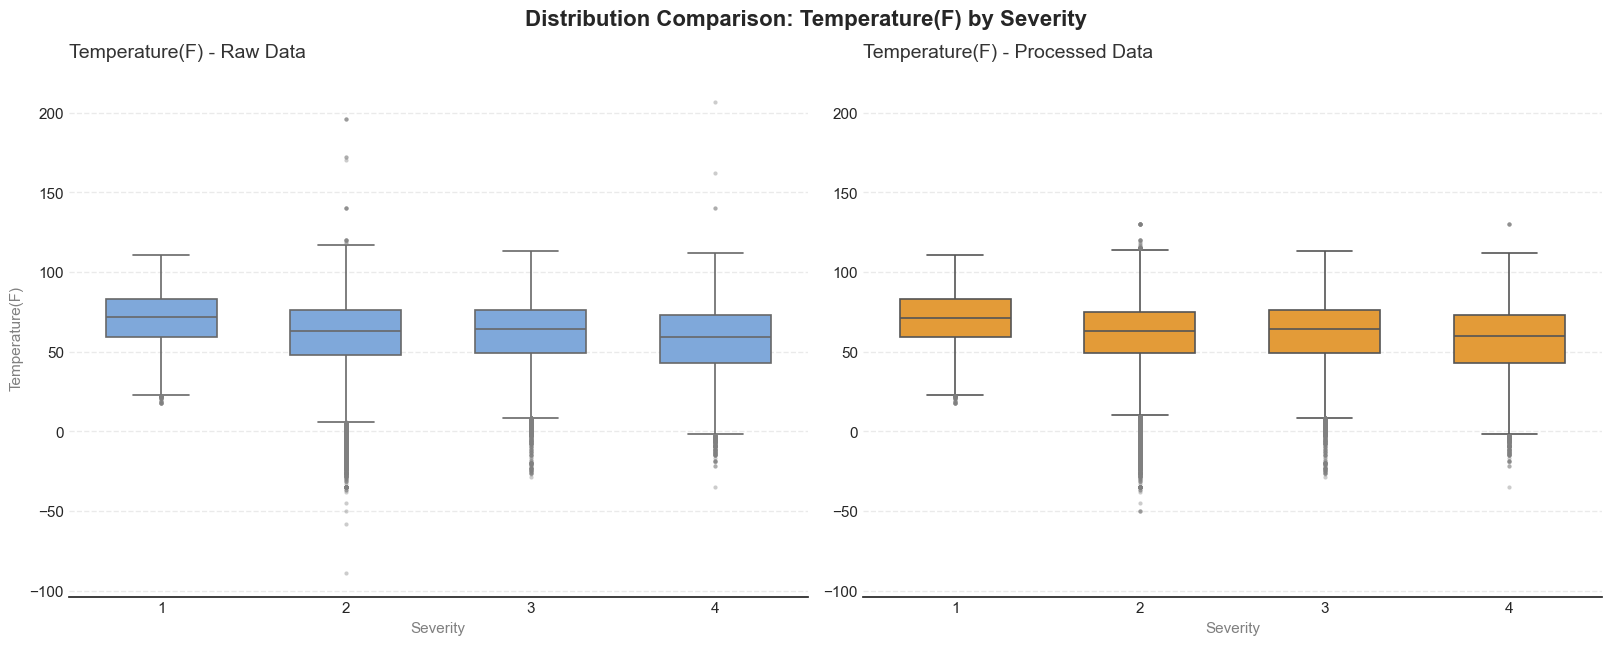
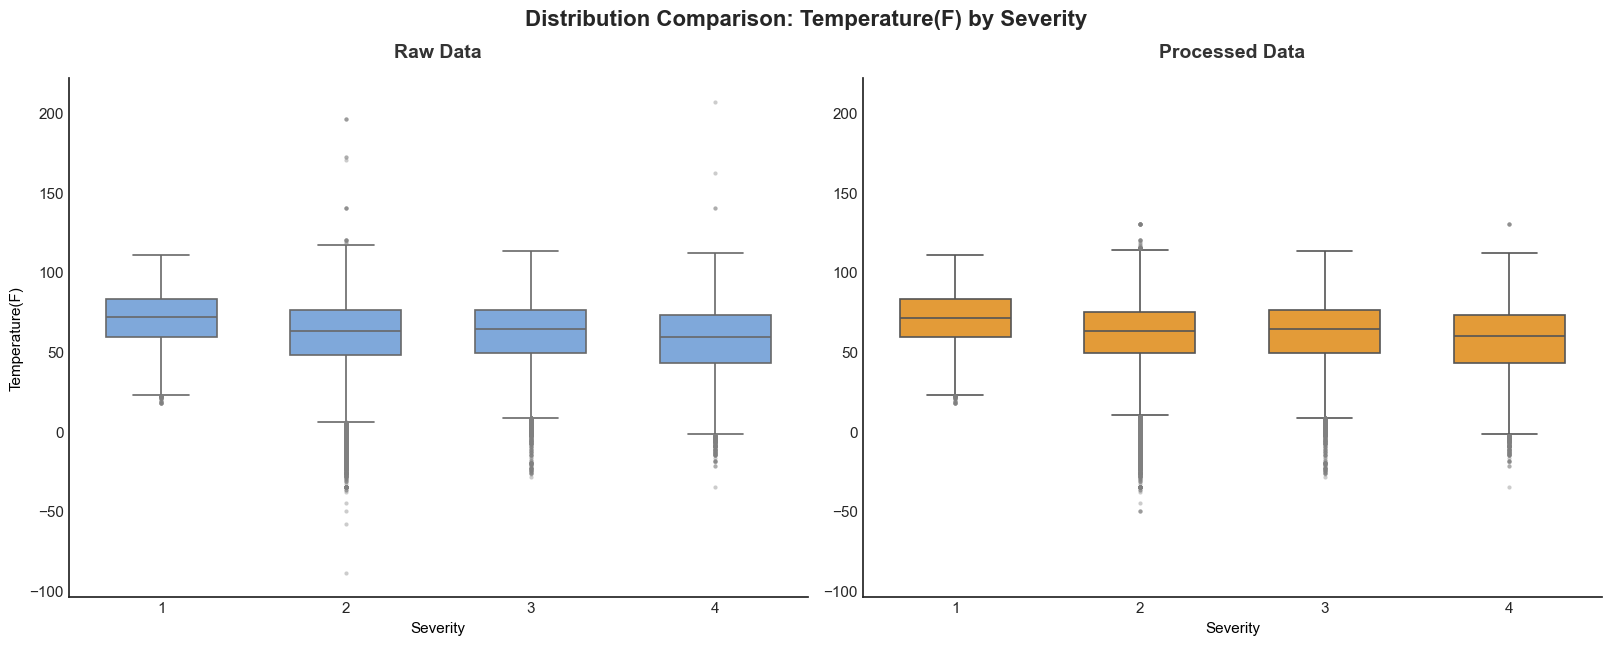
The notebook cell's code change between the first figure and the second:
--- before
+++ after
@@ -42,10 +42,10 @@
             
             # 2. Tinh chỉnh Design (HubSpot & Lesson 10)
-            ax.set_title(f'{col} - {suffix}', fontsize=14, color='#333333', loc='left', pad=15)
+            ax.set_title(f'{suffix}', fontsize=14, color='#333333', loc='center', pad=15, fontweight = 'bold')
             
             # Labels: Bỏ in đậm, dùng màu nhạt
-            ax.set_xlabel('Severity', fontsize=11, color='gray')
+            ax.set_xlabel('Severity', fontsize=11, color='black')
             if ax == axes[0]:
-                ax.set_ylabel(col, fontsize=11, color='gray')
+                ax.set_ylabel(col, fontsize=11, color='black')
             else:
                 ax.set_ylabel('') # Bỏ nhãn trục Y bên phải cho thoáng
@@ -55,6 +55,5 @@
             
             # Grid & Spines
-            ax.grid(axis='y', linestyle='--', alpha=0.4)
-            sns.despine(ax=ax, left=True) # Bỏ trục dọc bên trái
+            sns.despine(ax=ax) # Bỏ trục dọc bên trái
             
             # Ticks

Commit: update all plots